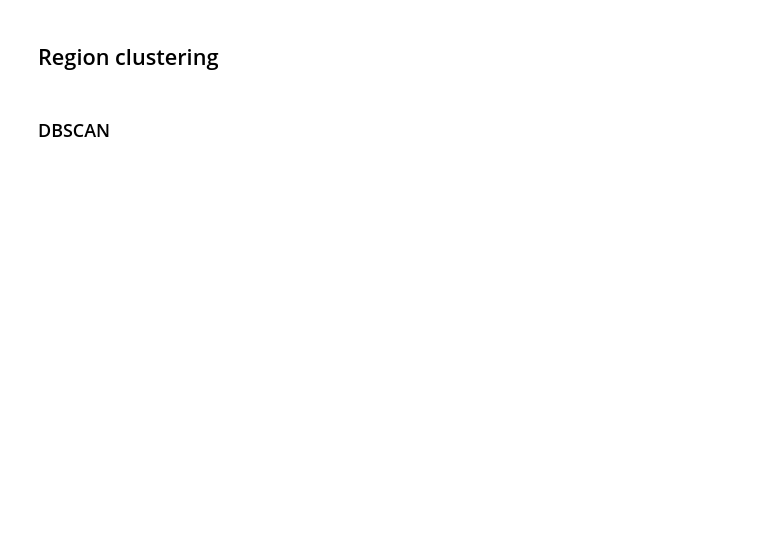
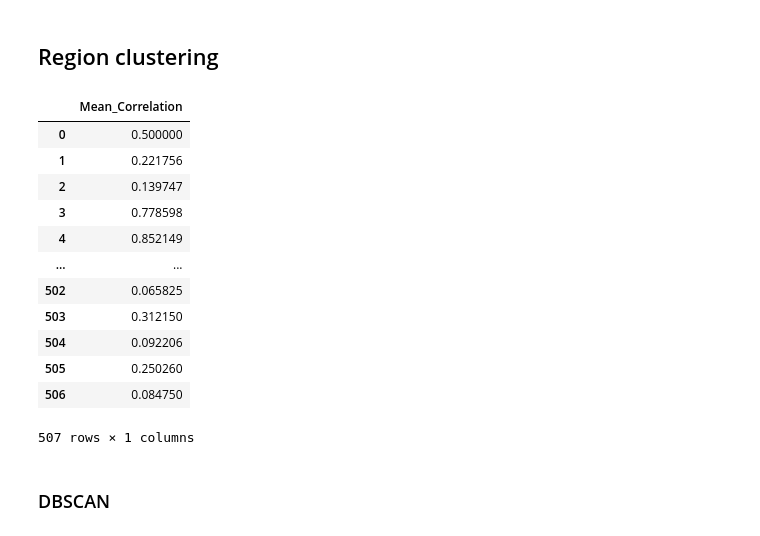
Before and after one commit to killica/Cluster-analysis-of-epigenome, a Jupyter notebook: ClusterAnalysisOfEpigenome.ipynb, the cells around one changed output. Drawn from its saved outputs; the diff is of its cells as text; code cells hidden in the pictures; blank space fills up the shorter version.

```diff
--- a/ClusterAnalysisOfEpigenome.ipynb
+++ b/ClusterAnalysisOfEpigenome.ipynb
@@ -409,6 +420,22 @@ regions_df.head()
 ## Region clustering
 # %%
 # TODO: KMeans - Lazar
+regions_df = regions_df.drop(columns=['Cluster'])
+regions_df
+# %% [output]
+|  | Mean_Correlation |
+| 0 | 0.500000 |
+| 1 | 0.221756 |
+| 2 | 0.139747 |
+| 3 | 0.778598 |
+| 4 | 0.852149 |
+| ... | ... |
+| 502 | 0.065825 |
+| 503 | 0.312150 |
+| 504 | 0.092206 |
+| 505 | 0.250260 |
+| 506 | 0.084750 |
+507 rows × 1 columns
 # %% [markdown]
 ### DBSCAN
 # %%
```
Also changed, not shown: parts of 10 cells of this notebook.
